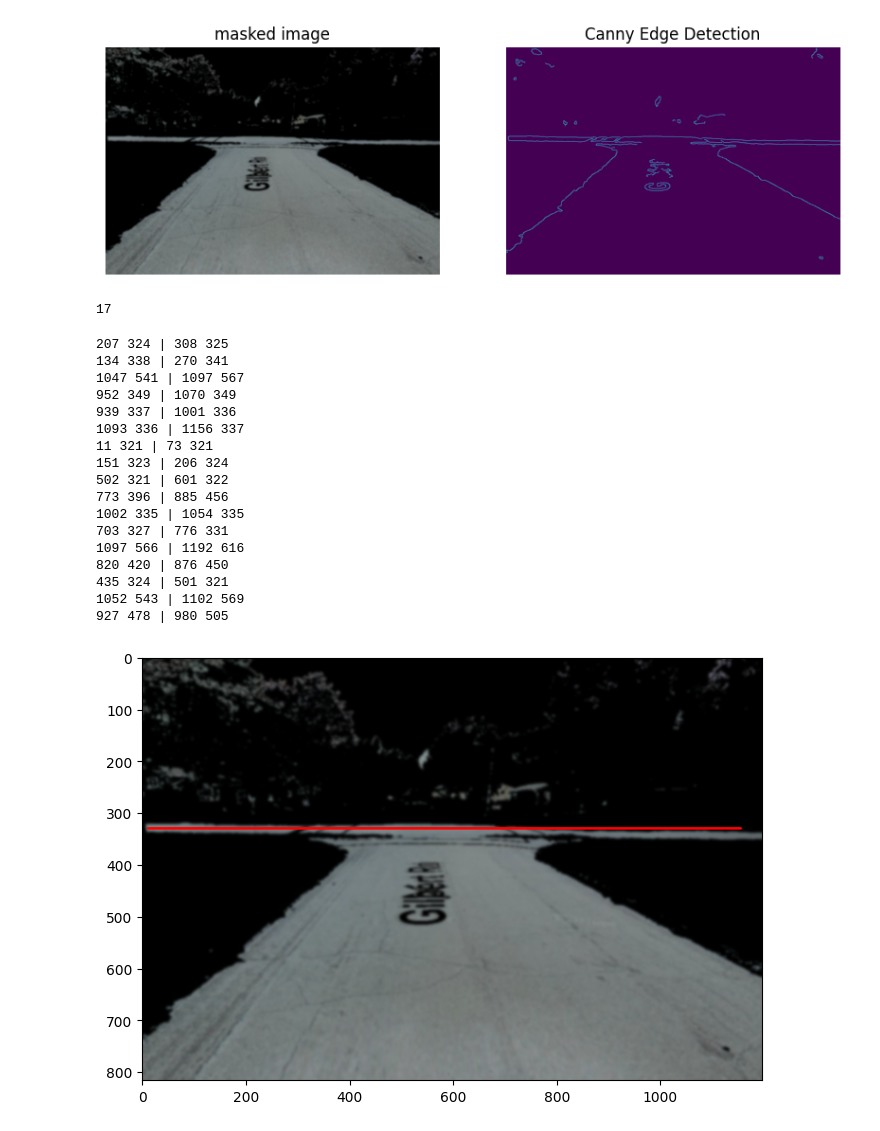
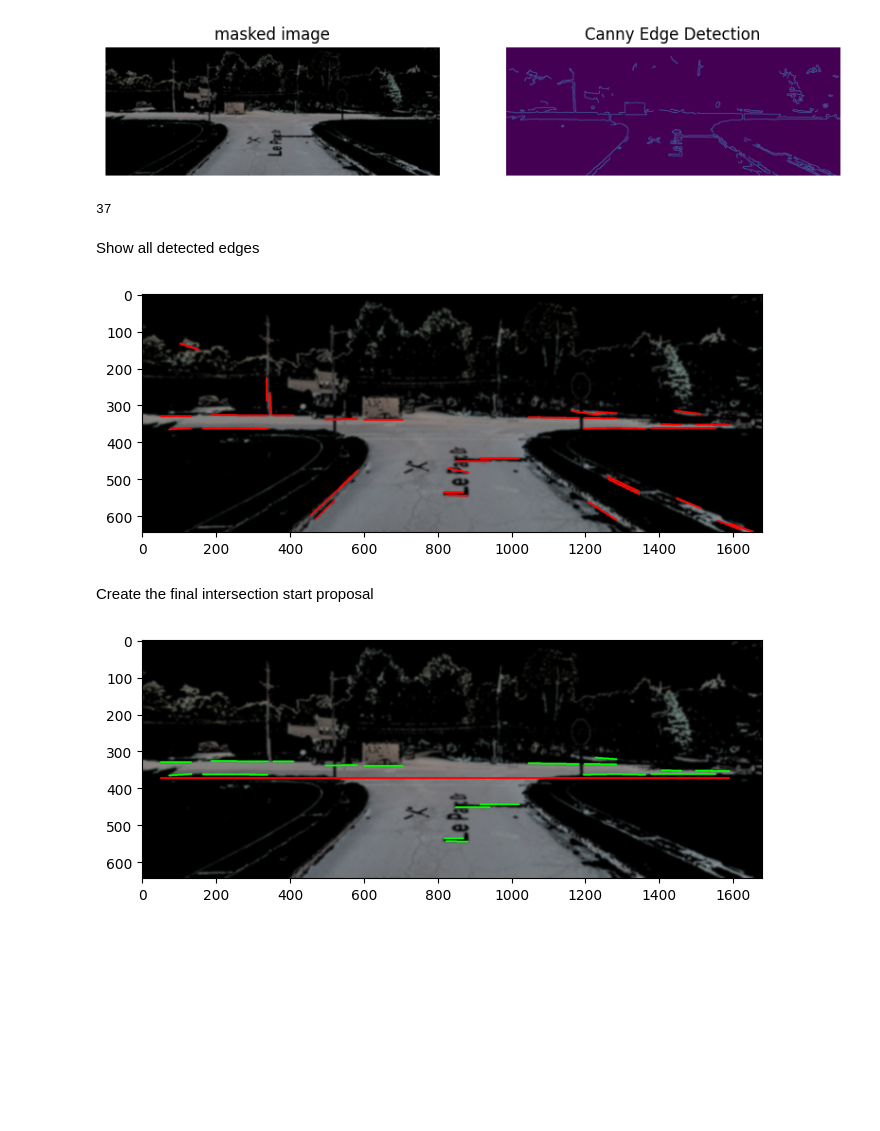
Before and after one commit to ayuan1114/wa-intersection-det, a Jupyter notebook: horizontal-line-filtering/filter.ipynb, the cells around one changed output. Drawn from its saved outputs; the diff is of its cells as text; code cells hidden in the pictures; blank space fills up the shorter version.

Commit message:
add more visualization

```diff
--- a/horizontal-line-filtering/filter.ipynb
+++ b/horizontal-line-filtering/filter.ipynb
@@ -5,7 +5,7 @@ import math
 import matplotlib.pyplot as plt
 # %%
 #img = cv2.imread('test_intersection.png')
-img = cv2.imread('../images/intersection2.png')
+img = cv2.imread('../images/intersection3.png')
 #img = cv2.imread('test3.png')
 hsv = cv2.cvtColor(img, cv2.COLOR_BGR2HSV)
 
@@ -39,7 +39,7 @@ ax[1].axis("off")
 plt.show()
 plt.close()
 # %% [output]
-[figure, old version]
+[figure, new version]
 # %%
 lines = cv2.HoughLinesP(
     edges,
@@ -53,53 +53,64 @@ lines = cv2.HoughLinesP(
 print(len(lines))
 #print(lines)
 # %% [output]
-17
+37
+# %% [markdown]
+Show all detected edges
+# %%
+line_img = masked_img.copy()
+
+tot_y = 0
+vals = 0
+max_x = -math.inf
+min_x = math.inf
+
+for (x1, y1, x2, y2) in np.squeeze(lines):
+    cv2.line(line_img, (x1, y1), (x2, y2), (255, 0, 0), 3)
+
+'''
+cv2.imshow("Detected Horizontal Lines", line_img)
+cv2.waitKey(0)
+cv2.destroyAllWindows()
+'''
+
+plt.figure(figsize=(8, 6))
+plt.imshow(line_img)
+plt.show()
+# %% [output]
+[figure, added]
+# %% [markdown]
+Create the final intersection start proposal
 # %%
 line_img = masked_img.copy()
 
 tot_y = 0
 vals = 0
 max_x = -math.inf
 min_x = math.inf
 
 for (x1, y1, x2, y2) in np.squeeze(lines):
     # keep only horizontalish lines
     if (abs(math.atan((y2 - y1) / (x2 - x1))) < 0.1):
+        # show filtered lines
+        cv2.line(line_img, (x1, y1), (x2, y2), (0, 255, 0), 3)
 
         # get approx regression through the horizontal lines
         tot_y += y2
         tot_y += y1
         vals += 2
         max_x = max(max_x, x1, x2)
         min_x = min(min_x, x1, x2)
 
 cv2.line(line_img, (min_x, tot_y // vals), (max_x, tot_y // vals), (255, 0, 0), 3)
 
 '''
 cv2.imshow("Detected Horizontal Lines", line_img)
 cv2.waitKey(0)
 cv2.destroyAllWindows()
 '''
 
 plt.figure(figsize=(8, 6))
 plt.imshow(line_img)
 plt.show()
 # %% [output]
-207 324 | 308 325
-134 338 | 270 341
-1047 541 | 1097 567
-952 349 | 1070 349
-939 337 | 1001 336
-1093 336 | 1156 337
-11 321 | 73 321
-151 323 | 206 324
-502 321 | 601 322
-773 396 | 885 456
-1002 335 | 1054 335
-703 327 | 776 331
-1097 566 | 1192 616
-820 420 | 876 450
-435 324 | 501 321
-1052 543 | 1102 569
-927 478 | 980 505
-[figure, old version]
+[figure, new version]
```
